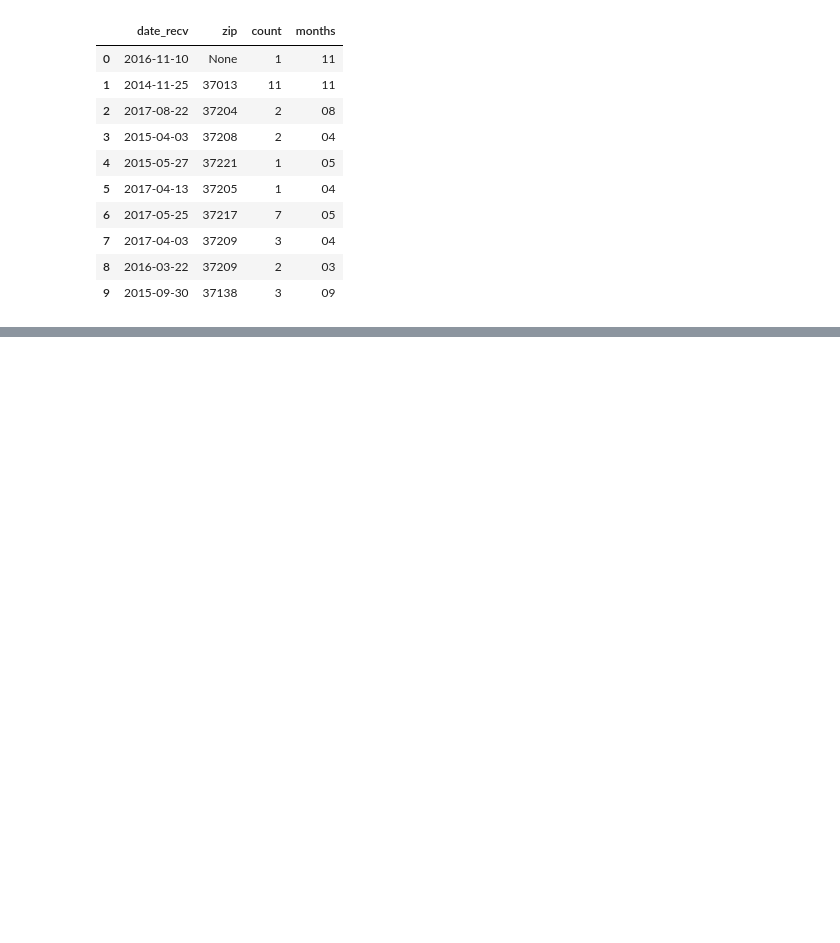
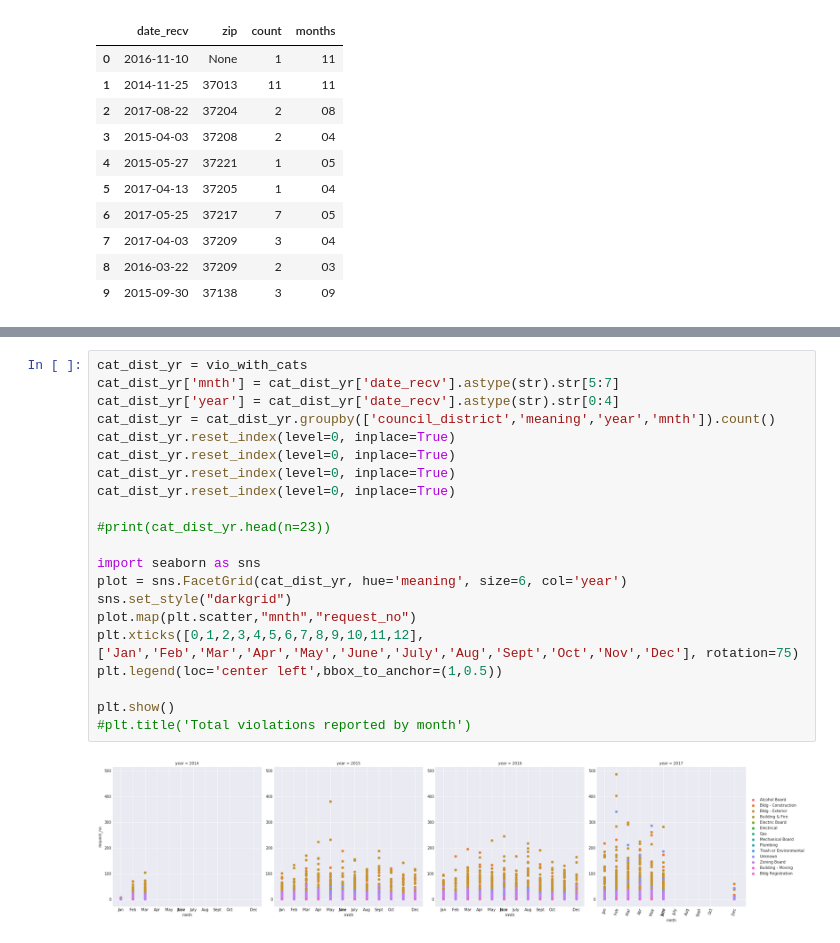
Before and after one commit to DataScienceBS/data-question-2-tornado-bombers, a Jupyter notebook: DQ2_SQL into Python.ipynb, the cells around one changed output, grey strips where cells are left out. Drawn from its saved outputs; the diff is of its cells as text; blank space fills up the shorter version.

```diff
--- a/DQ2_SQL into Python.ipynb
+++ b/DQ2_SQL into Python.ipynb
@@ -948,0 +1016,23 @@ plt.show()
+# %%
+cat_dist_yr = vio_with_cats
+cat_dist_yr['mnth'] = cat_dist_yr['date_recv'].astype(str).str[5:7]
+cat_dist_yr['year'] = cat_dist_yr['date_recv'].astype(str).str[0:4]
+cat_dist_yr = cat_dist_yr.groupby(['council_district','meaning','year','mnth']).count()
+cat_dist_yr.reset_index(level=0, inplace=True)
+cat_dist_yr.reset_index(level=0, inplace=True)
+cat_dist_yr.reset_index(level=0, inplace=True)
+cat_dist_yr.reset_index(level=0, inplace=True)
+
+#print(cat_dist_yr.head(n=23))
+
+import seaborn as sns
+plot = sns.FacetGrid(cat_dist_yr, hue='meaning', size=6, col='year')
+sns.set_style("darkgrid")
+plot.map(plt.scatter,"mnth","request_no")
+plt.xticks([0,1,2,3,4,5,6,7,8,9,10,11,12],['Jan','Feb','Mar','Apr','May','June','July','Aug','Sept','Oct','Nov','Dec'], rotation=75)
+plt.legend(loc='center left',bbox_to_anchor=(1,0.5))
+
+plt.show()
+#plt.title('Total violations reported by month')
+# %% [output]
+[figure, added]
```
Also changed, not shown: parts of 27 cells of this notebook, 1 other file.
